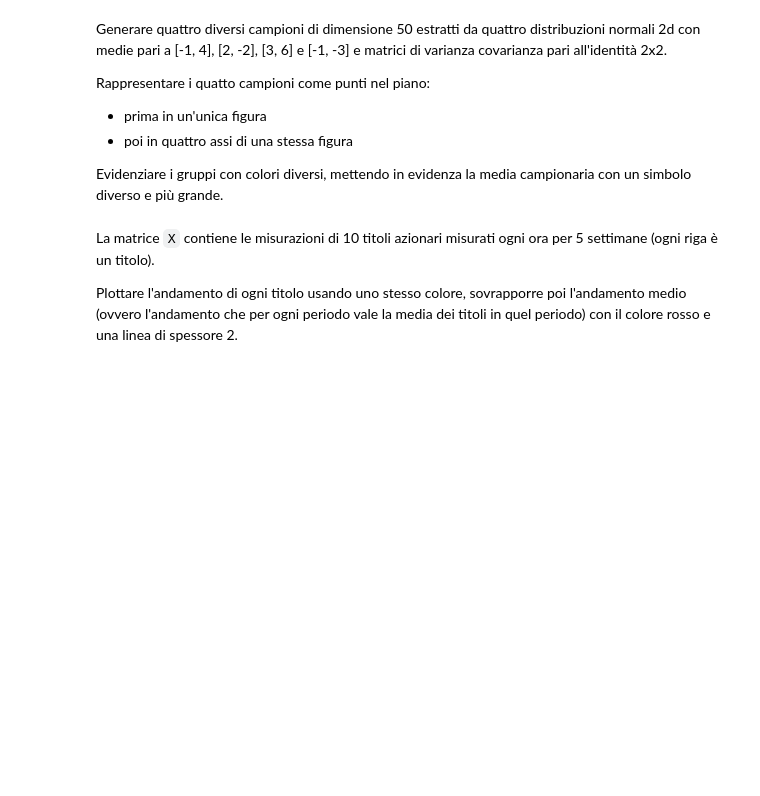
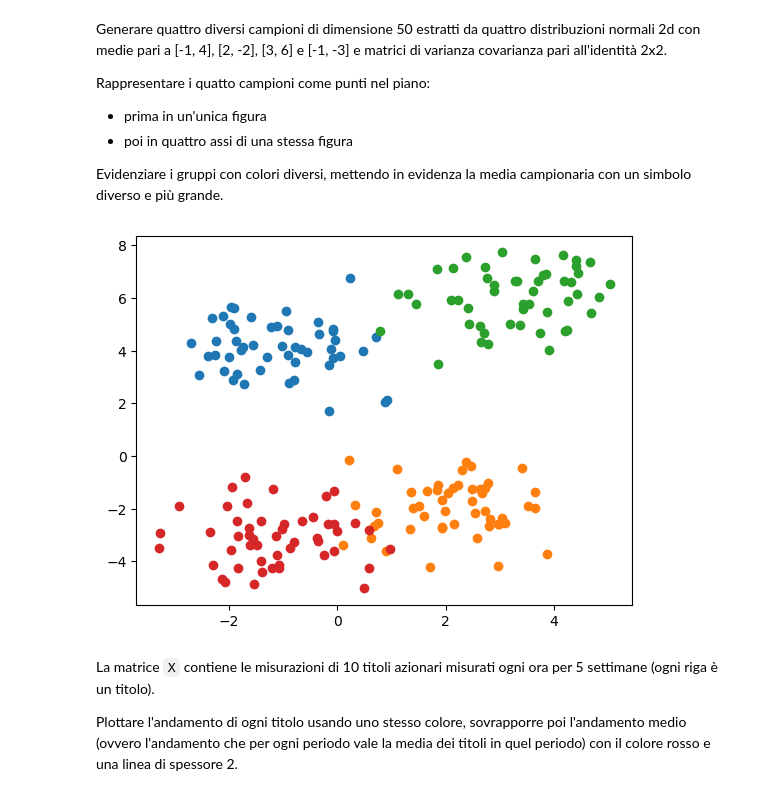
Before and after one commit to jb-sharp/stat4bigdata, a Jupyter notebook: Lezione 8/08-1-matplotlib.ipynb, the cells around one changed output. Cells and saved outputs as stored; diff of their text form; code cells hidden in the pictures; blank space fills up the shorter version.

```diff
--- a/Lezione 8/08-1-matplotlib.ipynb
+++ b/Lezione 8/08-1-matplotlib.ipynb
@@ -207,3 +271,29 @@ Evidenziare i gruppi con colori diversi, mettendo in evidenza la media campionar
+# %%
+# Campione 1
+x1 = -1 + np.random.randn(50)
+y1 = 4 + np.random.randn(50)
+
+# Campione 2
+x2 = 2 + np.random.randn(50)
+y2 = -2 + np.random.randn(50)
+
+# Campione 3
+x3 = 3 + np.random.randn(50)
+y3 = 6 + np.random.randn(50)
+
+# Campione 4
+x4 = -1 + np.random.randn(50)
+y4 = -3 + np.random.randn(50)
+
+plt.figure()
+plt.scatter(x1, y1, color = "C0", label = "Sample 1")
+plt.scatter(x2, y2, color = "C1", label = "Sample 2")
+plt.scatter(x3, y3, color = "C2", label = "Sample 3")
+plt.scatter(x4, y4, color = "C3", label = "Sample 4")
+#plt.legend()
+plt.show()
+# %% [output]
+[figure, added]
 # %% [markdown]
 La matrice `X` contiene le misurazioni di 10 titoli azionari misurati ogni ora per 5 settimane (ogni riga è un titolo).
 
```
Also changed, not shown: parts of 23 cells of this notebook, 1 other file.
